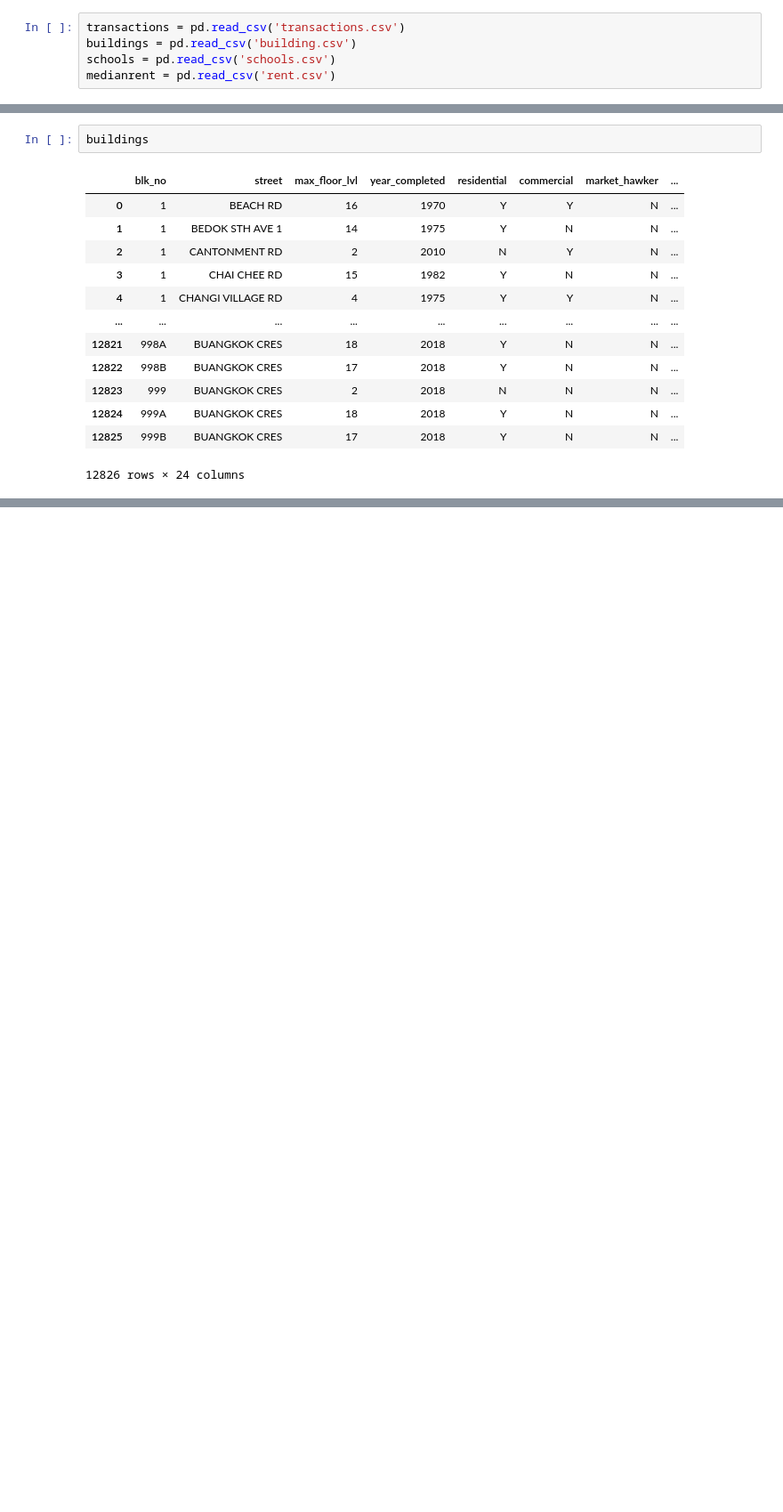
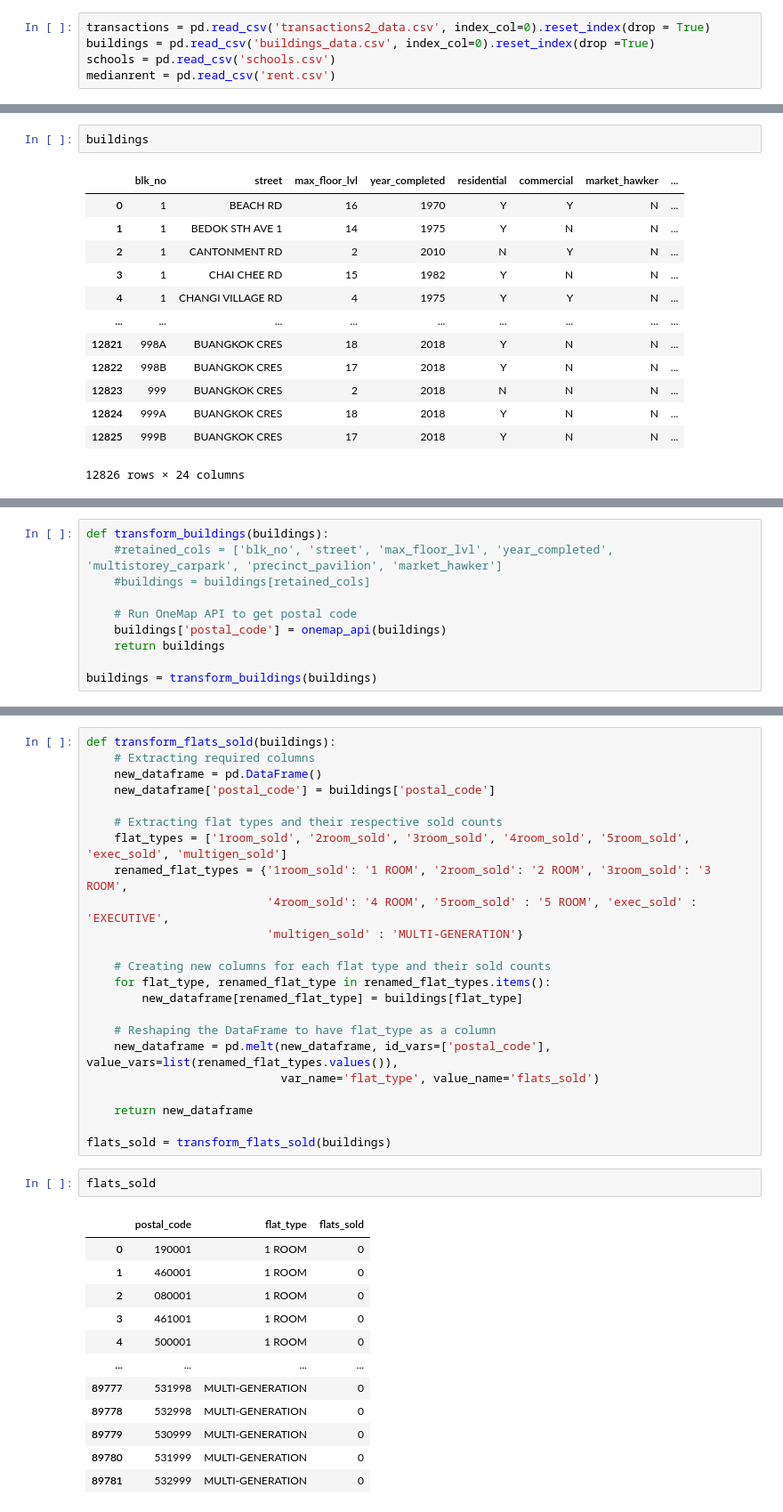
Before and after one commit to dylanlo8/Dagger, a Jupyter notebook: test.ipynb, the cells around one changed output, grey strips where cells are left out. Shown at 89% size. Saved outputs shown, nothing was run; the diff lists cells and outputs as text; blank space fills up the shorter version.

```diff
--- a/test.ipynb
+++ b/test.ipynb
@@ -13,5 +11,5 @@ ModuleNotFoundError: No module named 'aiohttp'
 # %%
-transactions = pd.read_csv('transactions.csv')
-buildings = pd.read_csv('building.csv')
+transactions = pd.read_csv('transactions2_data.csv', index_col=0).reset_index(drop = True)
+buildings = pd.read_csv('buildings_data.csv', index_col=0).reset_index(drop =True)
 schools = pd.read_csv('schools.csv')
 medianrent = pd.read_csv('rent.csv')
@@ -151,0 +135,10 @@ postal_codes = onemap_api(buildings)
+# %%
+def transform_buildings(buildings):
+    #retained_cols = ['blk_no', 'street', 'max_floor_lvl', 'year_completed', 'multistorey_carpark', 'precinct_pavilion', 'market_hawker']
+    #buildings = buildings[retained_cols]
+
+    # Run OneMap API to get postal code
+    buildings['postal_code'] = onemap_api(buildings)
+    return buildings
+
+buildings = transform_buildings(buildings)
@@ -151,0 +154,38 @@ postal_codes = onemap_api(buildings)
+# %%
+def transform_flats_sold(buildings):
+    # Extracting required columns
+    new_dataframe = pd.DataFrame()
+    new_dataframe['postal_code'] = buildings['postal_code']
+
+    # Extracting flat types and their respective sold counts
+    flat_types = ['1room_sold', '2room_sold', '3room_sold', '4room_sold', '5room_sold', 'exec_sold', 'multigen_sold']
+    renamed_flat_types = {'1room_sold': '1 ROOM', '2room_sold': '2 ROOM', '3room_sold': '3 ROOM',
+                          '4room_sold': '4 ROOM', '5room_sold' : '5 ROOM', 'exec_sold' : 'EXECUTIVE',
+                          'multigen_sold' : 'MULTI-GENERATION'}
+
+    # Creating new columns for each flat type and their sold counts
+    for flat_type, renamed_flat_type in renamed_flat_types.items():
+        new_dataframe[renamed_flat_type] = buildings[flat_type]
+
+    # Reshaping the DataFrame to have flat_type as a column
+    new_dataframe = pd.melt(new_dataframe, id_vars=['postal_code'], value_vars=list(renamed_flat_types.values()),
+                            var_name='flat_type', value_name='flats_sold')
+
+    return new_dataframe
+
+flats_sold = transform_flats_sold(buildings)
+# %%
+flats_sold
+# %% [output]
+|  | postal_code | flat_type | flats_sold |
+| 0 | 190001 | 1 ROOM | 0 |
+| 1 | 460001 | 1 ROOM | 0 |
+| 2 | 080001 | 1 ROOM | 0 |
+| 3 | 461001 | 1 ROOM | 0 |
+| 4 | 500001 | 1 ROOM | 0 |
+| ... | ... | ... | ... |
+| 89777 | 531998 | MULTI-GENERATION | 0 |
+| 89778 | 532998 | MULTI-GENERATION | 0 |
+| 89779 | 530999 | MULTI-GENERATION | 0 |
+| 89780 | 531999 | MULTI-GENERATION | 0 |
+| 89781 | 532999 | MULTI-GENERATION | 0 |
```
Also changed, not shown: parts of 21 cells of this notebook.
